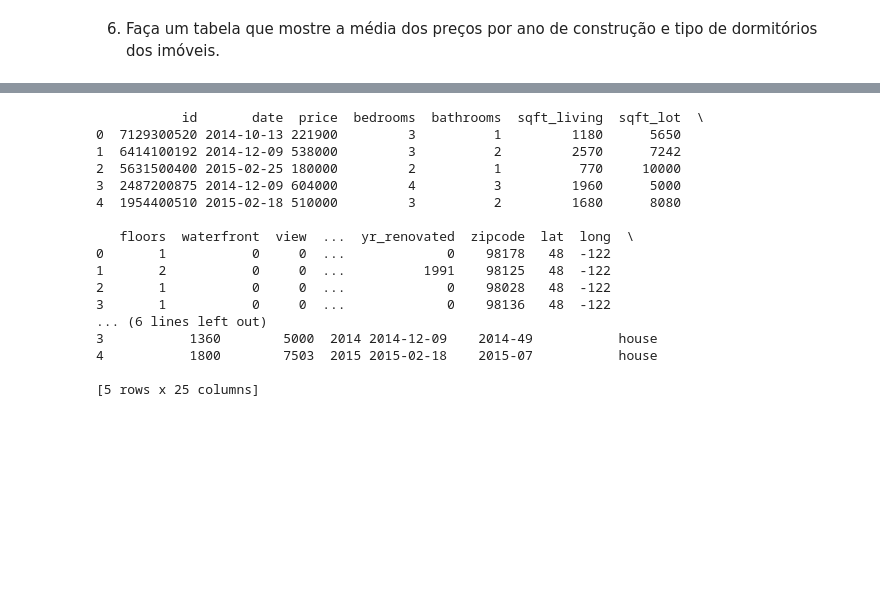
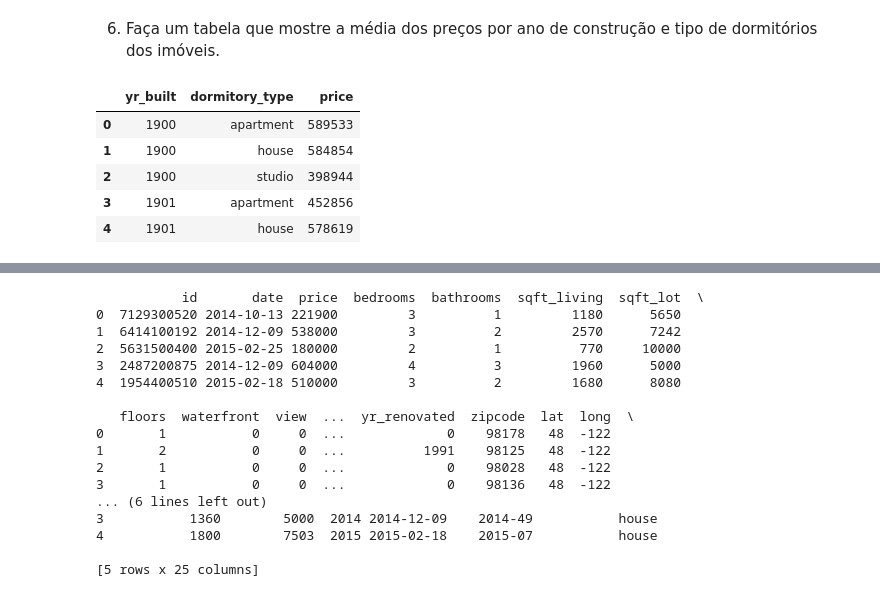
Before and after one commit to siquette/Analise-de-Dados-com-Python, a Jupyter notebook: m2/Módulo_03_Estruturas_de_dados.ipynb, the cells around one changed output, grey strips where cells are left out. Cells and saved outputs as stored; diff of their text form; code cells hidden in the pictures; blank space fills up the shorter version.

```diff
--- a/m2/Módulo_03_Estruturas_de_dados.ipynb
+++ b/m2/Módulo_03_Estruturas_de_dados.ipynb
@@ -332,3 +328,13 @@ sns.lineplot( x='yr_renovated', y='price', data=by_5 );
 # %% [markdown]
 6. Faça um tabela que mostre a média dos preços por ano de construção e tipo de dormitórios
 dos imóveis.
+# %%
+by_6 = data[['price', 'yr_built', 'dormitory_type']].groupby(['yr_built', 'dormitory_type']).mean().reset_index()
+by_6.head()
+# %% [output]
+|  | yr_built | dormitory_type | price |
+| 0 | 1900 | apartment | 589533 |
+| 1 | 1900 | house | 584854 |
+| 2 | 1900 | studio | 398944 |
+| 3 | 1901 | apartment | 452856 |
+| 4 | 1901 | house | 578619 |
```
Also changed, not shown: parts of 6 cells of this notebook.
